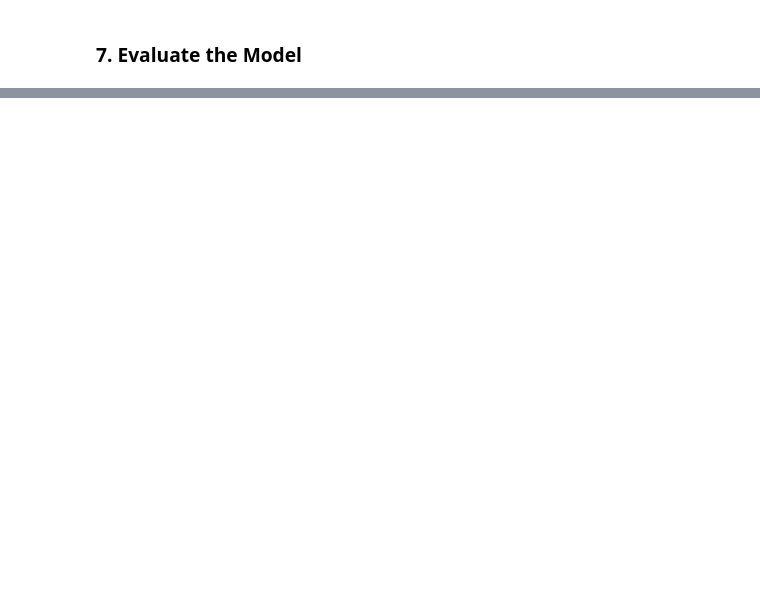
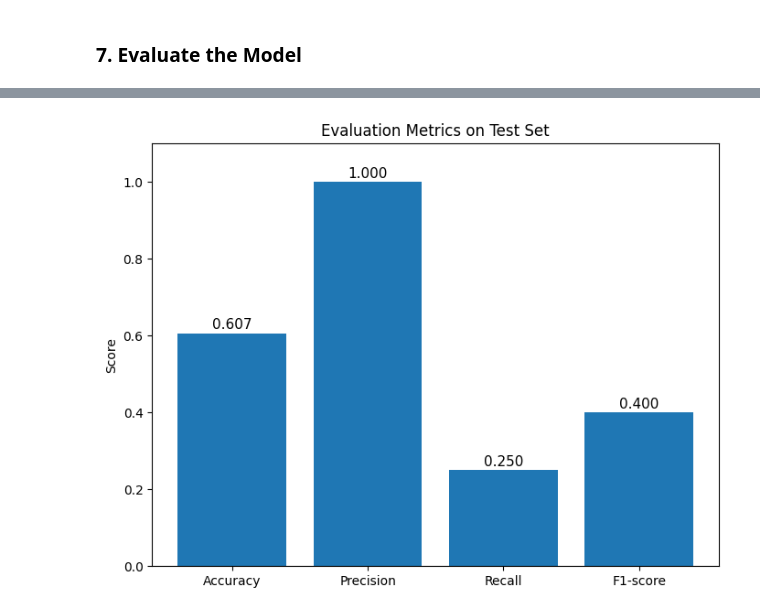
Before and after one commit to fatahrahimi330/100-Machine-Learning-Projects, a Jupyter notebook: 50-Heart Disease Prediction/HeartDiseasePrediction.ipynb, the cells around one changed output, grey strips where cells are left out. Saved outputs shown, nothing was run; the diff lists cells and outputs as text; code cells hidden in the pictures; blank space fills up the shorter version.

```diff
--- a/50-Heart Disease Prediction/HeartDiseasePrediction.ipynb
+++ b/50-Heart Disease Prediction/HeartDiseasePrediction.ipynb
@@ -26,0 +313,13 @@ df.head()
+# %%
+plt.figure(figsize=(8, 6))
+bars = plt.bar(metrics_df["Metric"], metrics_df["Value"])
+
+for i, v in enumerate(metrics_df["Value"]):
+    plt.text(i, v + 0.01, f"{v:.3f}", ha='center', fontsize=11)
+
+plt.title("Evaluation Metrics on Test Set")
+plt.ylabel("Score")
+plt.ylim(0, 1.1)
+plt.show()
+# %% [output]
+[figure, added]
```
Also changed, not shown: parts of 25 cells of this notebook, 4 other files.
